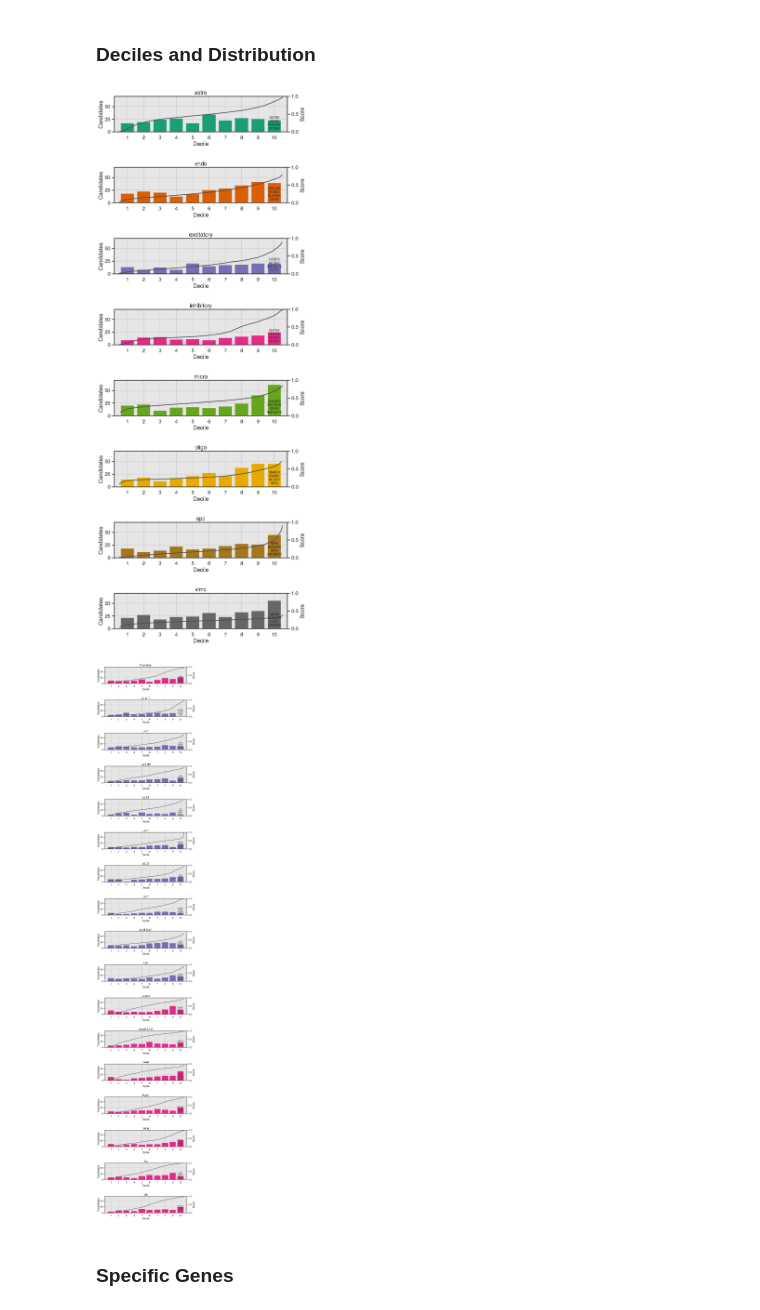
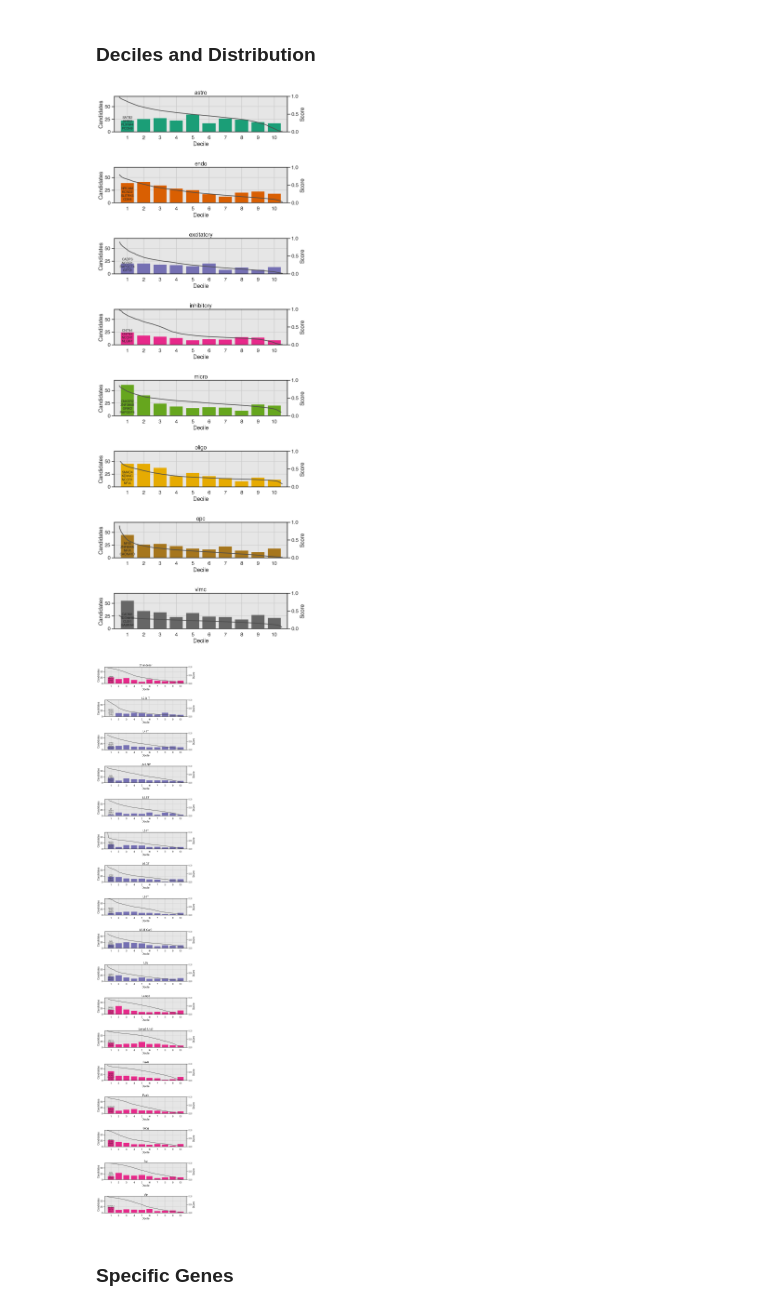
Before and after one commit to Oafish1/Network-Medicine-Analysis, a Jupyter notebook: scripts/specific-visualization.ipynb, the cells around one changed output. Drawn from its saved outputs; the diff is of its cells as text; code cells hidden in the pictures.

Commit message:
Add extended figure, formatting changes, reruns

```diff
--- a/scripts/specific-visualization.ipynb
+++ b/scripts/specific-visualization.ipynb
@@ -436,11 +445,12 @@ fig.savefig(os.path.join(PLOTS_FOLDER, fname), bbox_inches='tight')
 # %% [markdown]
 ### Deciles and Distribution
 # %%
-for idx in [(2, 'UCLA_ASD', 'ASD'), (2, 'Subclass', 'ASD')]:
+for name, idx in zip(('major', 'minor'), ((2, 'UCLA_ASD', 'ASD'), (2, 'Subclass', 'ASD'))):
     with warnings.catch_warnings():
         warnings.simplefilter('ignore')
         df_raw = results_candidates.loc[idx]
-        # df_raw.loc[(df_raw['Candidate'])*(df_raw['Label']==1), 'Candidate'] = False  # Filter to unseen or negative candidates
+        # df_raw.loc[(df_raw['Candidate'])*(df_raw['Label']==1), 'Candidate'] = False  # Filter out positive candidates
+        # df_raw.loc[(df_raw['Candidate'])*(df_raw['Label']==0), 'Candidate'] = False  # Filter out negative candidates
         df_raw = df_raw.loc[df_raw['Candidate']]
         df_raw = df_raw.sort_values('Mean')
         df_bar = decile_counts.loc[idx]
@@ -452,39 +462,39 @@ for idx in [(2, 'UCLA_ASD', 'ASD'), (2, 'Subclass', 'ASD')]:
     for ct, ax in zip(cell_types, axs):
         # Only color major types
         if ct in major_colors: color = major_colors[ct]
         else: color = major_colors[conversion_ct[ct]]  # (.6, .6, .6, 1)
         # Plot
-        ax.bar(range(1, 11), df_bar.loc[df_bar.index == ct, 'Candidates'], fc=color, ec=(0, 0, 0, 0))
+        ax.bar(range(1, 11)[::-1], df_bar.loc[df_bar.index == ct, 'Candidates'], fc=color, ec=(0, 0, 0, 0))
         # Estimate KDE
         # kernel = scipy.stats.gaussian_kde(df_raw.loc[df_raw.index == ct, 'Percentile'].to_numpy())
         # x = np.linspace(0, 1, num=101)
         # ax.plot(10*x+.5, 1_000*kernel(x))
         # Opposite axis
         axo = ax.twinx()
-        axo.plot(.5 + df_raw.loc[df_raw.index == ct, 'Percentile'] / 10, df_raw.loc[df_raw.index == ct, 'Mean'], color=(.3, .3, .3, 1))
+        axo.plot(.5 + (100 - df_raw.loc[df_raw.index == ct, 'Percentile']) / 10, df_raw.loc[df_raw.index == ct, 'Mean'], color=(.3, .3, .3, 1))
         axo.set_ylim([0, 1])
         axo.set_ylabel('Score')
         # Labels
         ax.set_xlabel('Decile')
         ax.set_ylabel('Candidates')
         ax.set_title(ct)
         # Ticks
         ax.set_xticks(range(1, 11))
         ax.xaxis.set_tick_params(labelbottom=True)
         # Formatting
         ax.set_facecolor((.9, .9, .9, 1))
         ax.grid('minor')
         # Add top 4 candidate genes
         top_genes = df_raw.loc[df_raw.index == ct].sort_values('Mean', ascending=False).iloc[:4]['Gene'].to_list()
         trans = matplotlib.transforms.blended_transform_factory(ax.transData, ax.transAxes)
-        axo.text(10, .05, '\n'.join(top_genes), ha='center', va='bottom', fontsize='xx-small', transform=trans)
+        axo.text(1, .05, '\n'.join(top_genes), ha='center', va='bottom', fontsize='xx-small', transform=trans)
 
     # Save
-    fname = f'Decile_{idx[1]}.pdf'
+    fname = f'decile_{name}.pdf'
     fig.savefig(os.path.join(PLOTS_FOLDER, fname), bbox_inches='tight')
 # %% [output]
-[figure, old version]
+[figure, new version]
-[figure, old version]
+[figure, new version]
 # %% [markdown]
 ### Specific Genes
 # %%
```
Also changed, not shown: parts of 3 cells of this notebook, 26 other files.
